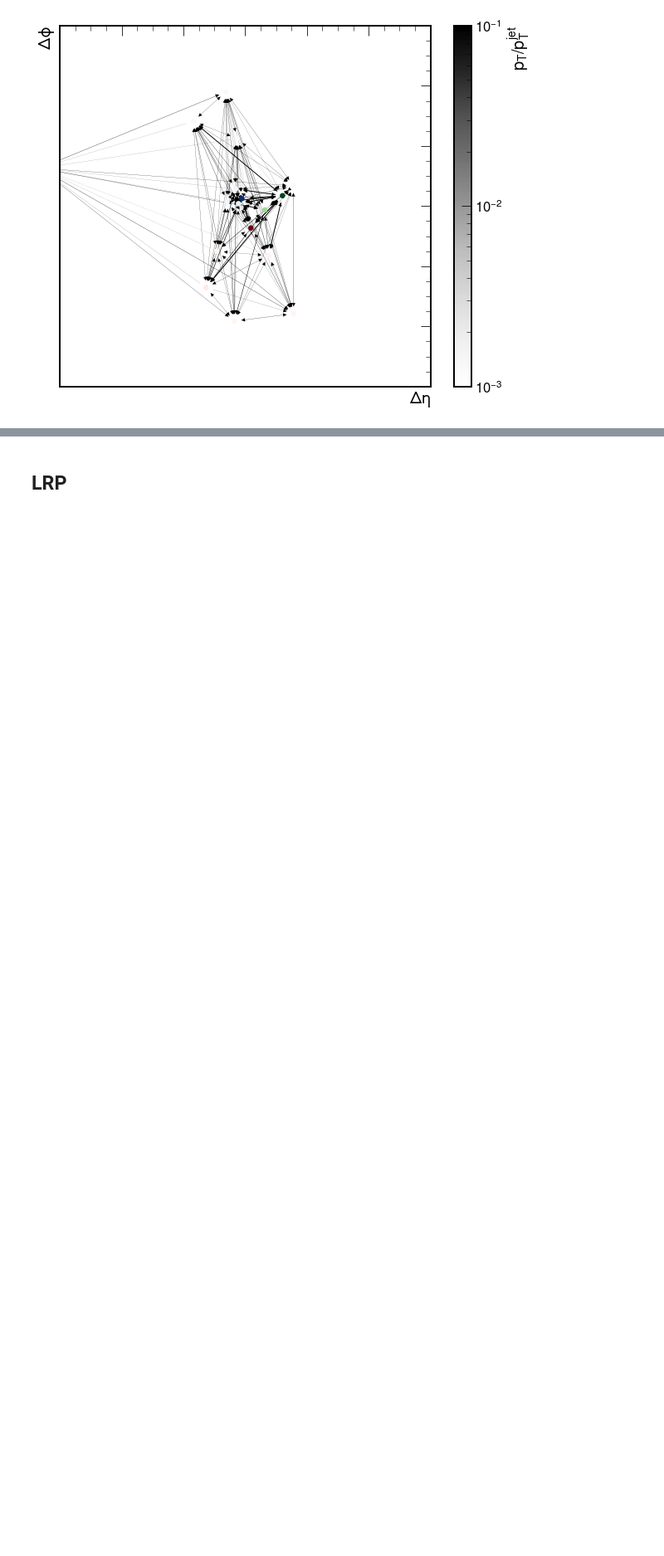
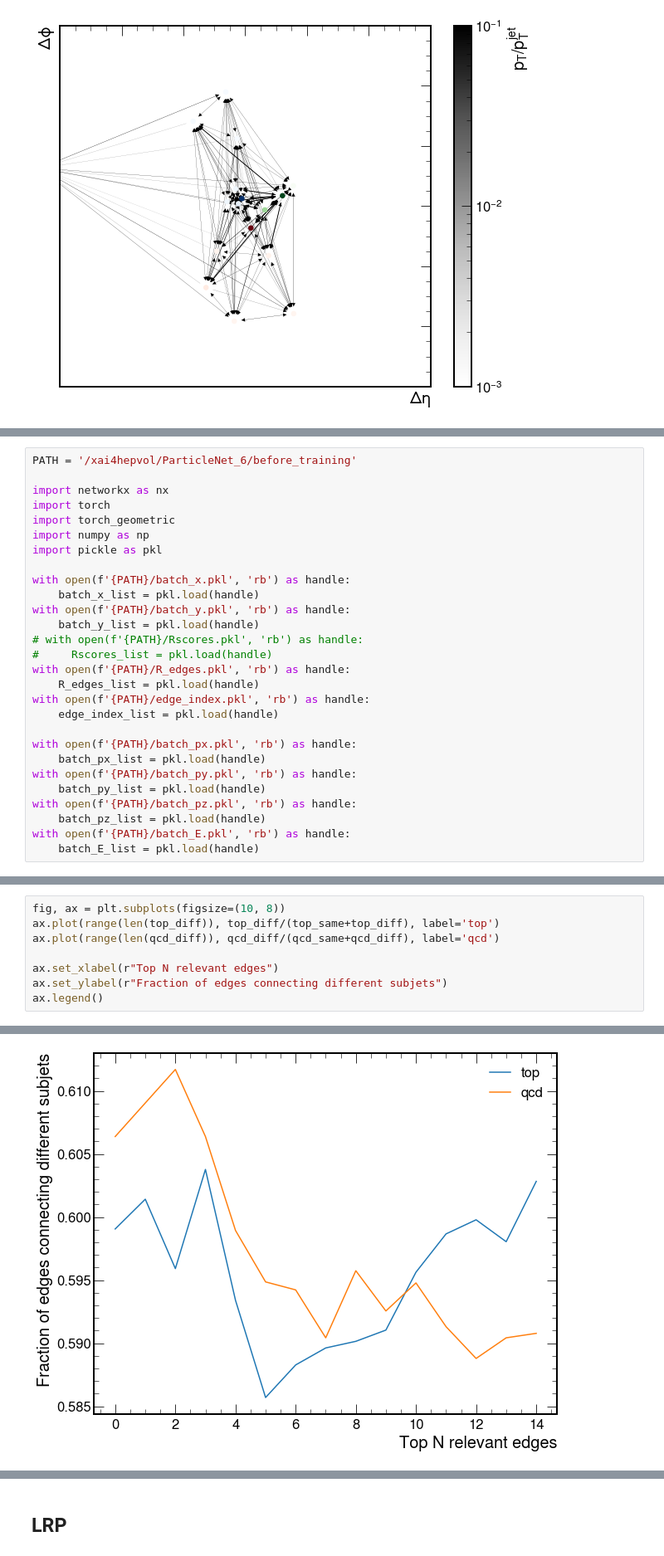
Before and after one commit to farakiko/xai4hep, a Jupyter notebook: binder/fastjet.ipynb, the cells around one changed output, grey strips where cells are left out. Shown at 83% size. Cells and saved outputs as stored; diff of their text form; blank space fills up the shorter version.

```diff
--- a/binder/fastjet.ipynb
+++ b/binder/fastjet.ipynb
@@ -410,0 +376,28 @@ for j in range(Num_subjets):
+# %%
+PATH = '/xai4hepvol/ParticleNet_6/before_training'
+
+import networkx as nx
+import torch
+import torch_geometric
+import numpy as np
+import pickle as pkl
+
+with open(f'{PATH}/batch_x.pkl', 'rb') as handle:
+    batch_x_list = pkl.load(handle)
+with open(f'{PATH}/batch_y.pkl', 'rb') as handle:
+    batch_y_list = pkl.load(handle)
+# with open(f'{PATH}/Rscores.pkl', 'rb') as handle:
+#     Rscores_list = pkl.load(handle)
+with open(f'{PATH}/R_edges.pkl', 'rb') as handle:
+    R_edges_list = pkl.load(handle)
+with open(f'{PATH}/edge_index.pkl', 'rb') as handle:
+    edge_index_list = pkl.load(handle)
+
+with open(f'{PATH}/batch_px.pkl', 'rb') as handle:
+    batch_px_list = pkl.load(handle)
+with open(f'{PATH}/batch_py.pkl', 'rb') as handle:
+    batch_py_list = pkl.load(handle)
+with open(f'{PATH}/batch_pz.pkl', 'rb') as handle:
+    batch_pz_list = pkl.load(handle)
+with open(f'{PATH}/batch_E.pkl', 'rb') as handle:
+    batch_E_list = pkl.load(handle)
@@ -410,0 +453,9 @@ for j in range(Num_subjets):
+# %%
+fig, ax = plt.subplots(figsize=(10, 8))
+ax.plot(range(len(top_diff)), top_diff/(top_same+top_diff), label='top')
+ax.plot(range(len(qcd_diff)), qcd_diff/(qcd_same+qcd_diff), label='qcd')
+
+ax.set_xlabel(r"Top N relevant edges")
+ax.set_ylabel(r"Fraction of edges connecting different subjets")
+ax.legend()
+# %% [output]
@@ -410,0 +463 @@ for j in range(Num_subjets):
+[figure, added]
```
Also changed, not shown: parts of 17 cells of this notebook.
